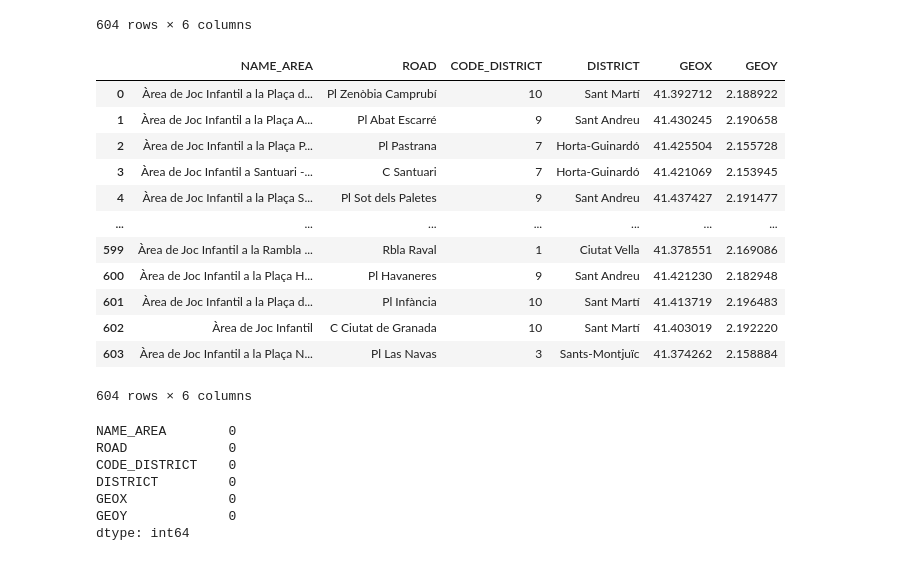
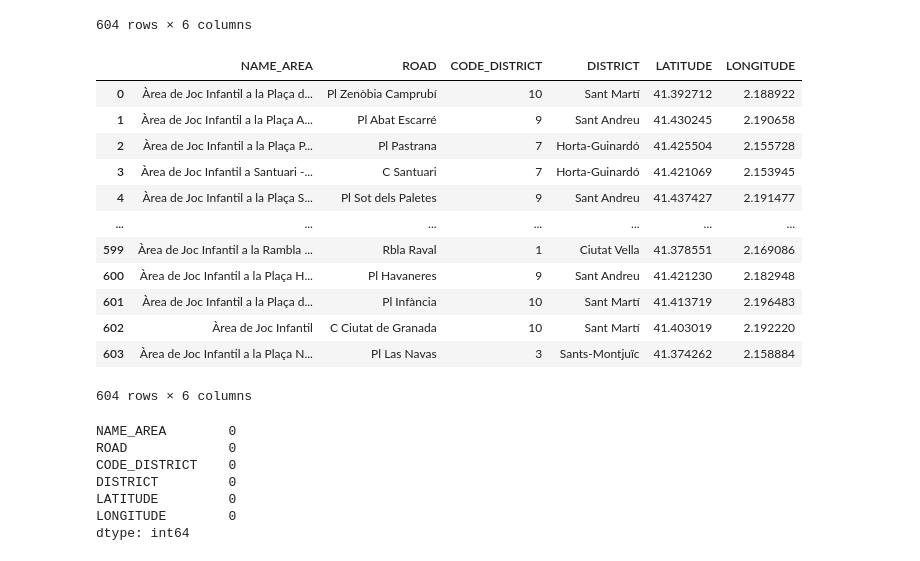
Before and after one commit to Jengoag/bcn_project, a Jupyter notebook: code/parquesdfcode.ipynb, the cells around one changed output. Cells and saved outputs as stored; diff of their text form; code cells hidden in the pictures.

```diff
--- a/code/parquesdfcode.ipynb
+++ b/code/parquesdfcode.ipynb
@@ -109,10 +109,10 @@ df_parques
 | 603 | Àrea de Joc Infantil a la Plaça N... | Pl Las Navas | 3 | Sants-Montjuïc | 41.374262 | ... |
 604 rows × 6 columns
 # %%
-df_parques = df_parques.rename(columns={"name":"NAME_AREA", "addresses_road_name":"ROAD", "addresses_district_id":"CODE_DISTRICT", "addresses_district_name":"DISTRICT", "geo_epgs_4326_x":"GEOX", "geo_epgs_4326_y":"GEOY"})
+df_parques = df_parques.rename(columns={"name":"NAME_AREA", "addresses_road_name":"ROAD", "addresses_district_id":"CODE_DISTRICT", "addresses_district_name":"DISTRICT", "geo_epgs_4326_x":"LATITUDE", "geo_epgs_4326_y":"LONGITUDE"})
 df_parques
 # %% [output]
-|  | NAME_AREA | ROAD | CODE_DISTRICT | DISTRICT | GEOX | GEOY |
+|  | NAME_AREA | ROAD | CODE_DISTRICT | DISTRICT | LATITUDE | LONGITUDE |
 | 0 | Àrea de Joc Infantil a la Plaça d... | Pl Zenòbia Camprubí | 10 | Sant Martí | 41.392712 | 2.188922 |
 | 1 | Àrea de Joc Infantil a la Plaça A... | Pl Abat Escarré | 9 | Sant Andreu | 41.430245 | 2.190658 |
 | 2 | Àrea de Joc Infantil a la Plaça P... | Pl Pastrana | 7 | Horta-Guinardó | 41.425504 | 2.155728 |
@@ -132,6 +132,6 @@ NAME_AREA        0
 ROAD             0
 CODE_DISTRICT    0
 DISTRICT         0
-GEOX             0
-GEOY             0
+LATITUDE         0
+LONGITUDE        0
 dtype: int64
```
Also changed, not shown: parts of 1 cell of this notebook, 3 other files.
